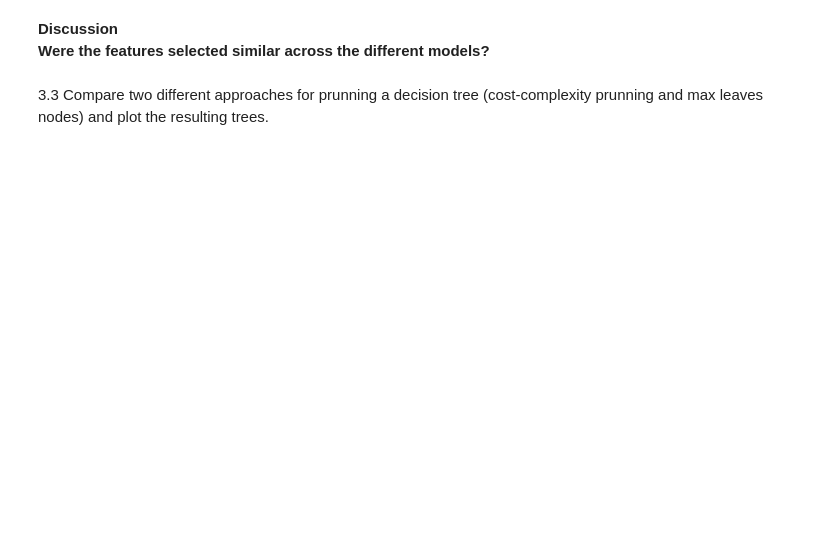
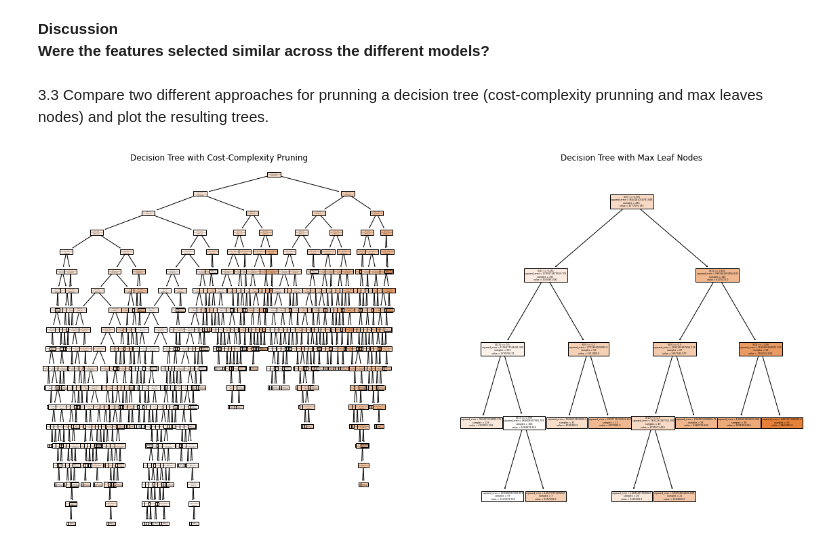
Before and after one commit to hlin863/COMP0189-practical-2024, a Jupyter notebook: week-04/Week4_problems.ipynb, the cells around one changed output. Cells and saved outputs as stored; diff of their text form; code cells hidden in the pictures; blank space fills up the shorter version.

```diff
--- a/week-04/Week4_problems.ipynb
+++ b/week-04/Week4_problems.ipynb
@@ -513,2 +489,63 @@ import math
+# %%
+from sklearn.tree import DecisionTreeRegressor, plot_tree
+from sklearn.model_selection import cross_val_score
+import matplotlib.pyplot as plt
+from sklearn.metrics import mean_squared_error, r2_score
+import math
+
+# Train a decision tree with cost-complexity pruning
+decision_tree = DecisionTreeRegressor(random_state=0, ccp_alpha=0.01)
+dt_ccp_pipeline = Pipeline([
+    ('preprocessor', preprocessor),
+    ('regressor', decision_tree)
+])
+
+# Train a decision tree with max leaf nodes
+dt_max_leaf_pipeline = Pipeline([
+    ('preprocessor', preprocessor),
+    ('regressor', DecisionTreeRegressor(random_state=0, max_leaf_nodes=10))
+])
+
+
+ccp_alphas = [0.0, 0.01, 0.05, 0.1, 0.5, 1]
+max_leafs = [None, 10, 20, 50, 100]
+
+
+def perform_grid_search(model_name, model, param_grid):
+    grid_search = GridSearchCV(
+        model, param_grid, cv=5, scoring='neg_mean_squared_error')
+    grid_search.fit(X_train, y_train)
+
+    # Best parameters and CV score
+    best_params = grid_search.best_params_
+    best_cv_score = -grid_search.best_score_
+
+    # Evaluate on the test set
+    y_pred = grid_search.best_estimator_.predict(X_test)
+    test_rmse = math.sqrt(mean_squared_error(y_test, y_pred))
+    test_r2 = r2_score(y_test, y_pred)
+
+    # Append results to the DataFrame
+    results_df.loc[len(results_df)] = [model_name, best_params,
+                                       best_cv_score, test_rmse, test_r2]
+
+    return grid_search.best_estimator_
+
+best_ccp_alpha_model = perform_grid_search('CCP', dt_ccp_pipeline, {'regressor__ccp_alpha': ccp_alphas})
+best_max_leaf_model = perform_grid_search('Max-Leaf', dt_max_leaf_pipeline, {'regressor__max_leaf_nodes': max_leafs})
+
+# Plot the trees
+fig, axes = plt.subplots(1, 2, figsize=(20, 10))
+
+plot_tree(best_ccp_alpha_model.named_steps['regressor'], filled=True, ax=axes[0])
+axes[0].set_title('Decision Tree with Cost-Complexity Pruning')
+
+plt.subplot(1, 2, 2)
+plot_tree(best_max_leaf_model.named_steps['regressor'], filled=True, ax=axes[1])
+axes[1].set_title('Decision Tree with Max Leaf Nodes')
+
+plt.show()
+# %% [output]
+[figure, added]
 # %%
 results_df
```
Also changed, not shown: parts of 9 cells of this notebook.
